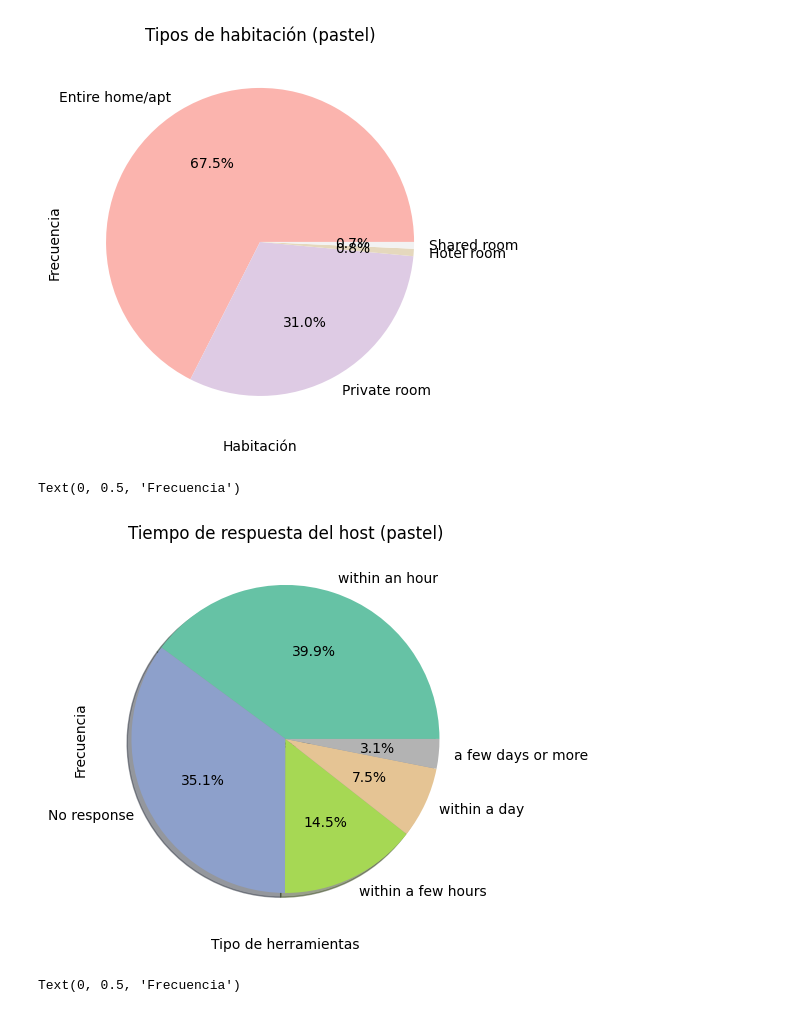
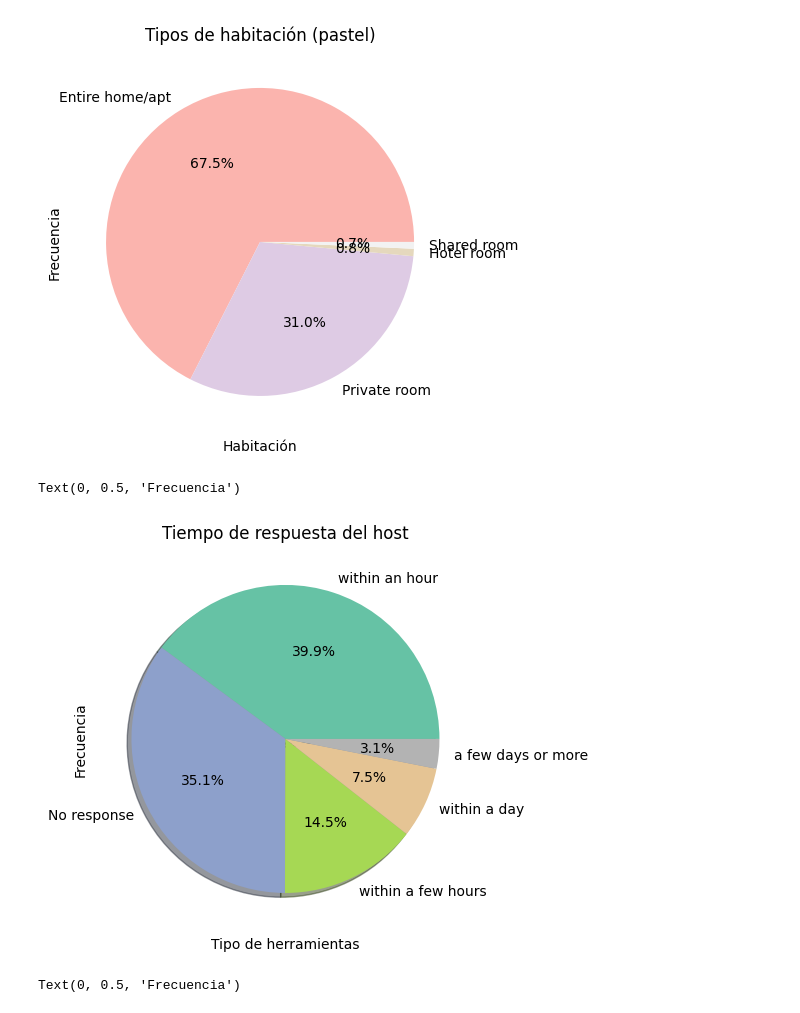
Before and after one commit to Raydays55/Actividad-5, a Jupyter notebook: Act5.ipynb, the cells around one changed output. Saved outputs shown, nothing was run; the diff lists cells and outputs as text; code cells hidden in the pictures.

```diff
--- a/Act5.ipynb
+++ b/Act5.ipynb
@@ -98,24 +98,24 @@ Text(0, 0.5, 'Frecuencia')
 # %%
 # 3. Análisis univariado host_response_time
 Tabla_freq_time = df_extrac['host_response_time'].value_counts().reset_index()
 Tabla_freq_time
 
 # Filtro de valores más relevantes de la variable categórica
 Filtro_time = Tabla_freq_time[Tabla_freq_time['count'] > 1]
 Filtro_time
 
 # Ajustar el índice del DF
 Filtro_index_time = Filtro_time.set_index('host_response_time')
 Filtro_index_time
 
 # Realizar gráfica de barras del DF filtrado, Análisis univariado de una frecuencia
 Filtro_index_time['count'].plot(kind= 'pie', figsize= (10,5), shadow = True, autopct = "%0.1f%%", colormap = 'Set2')
-plt.title('Tiempo de respuesta del host (pastel)')
+plt.title('Tiempo de respuesta del host')
 plt.xlabel('Tipo de herramientas')
 plt.ylabel('Frecuencia')
 # %% [output]
 Text(0, 0.5, 'Frecuencia')
-[figure, old version]
+[figure, new version]
 # %%
 # 4. Análisis univariado host_neighbourhood
 Tabla_freq_neigh = df_extrac['host_neighbourhood'].value_counts().reset_index()
```
Also changed, not shown: parts of 5 cells of this notebook.
